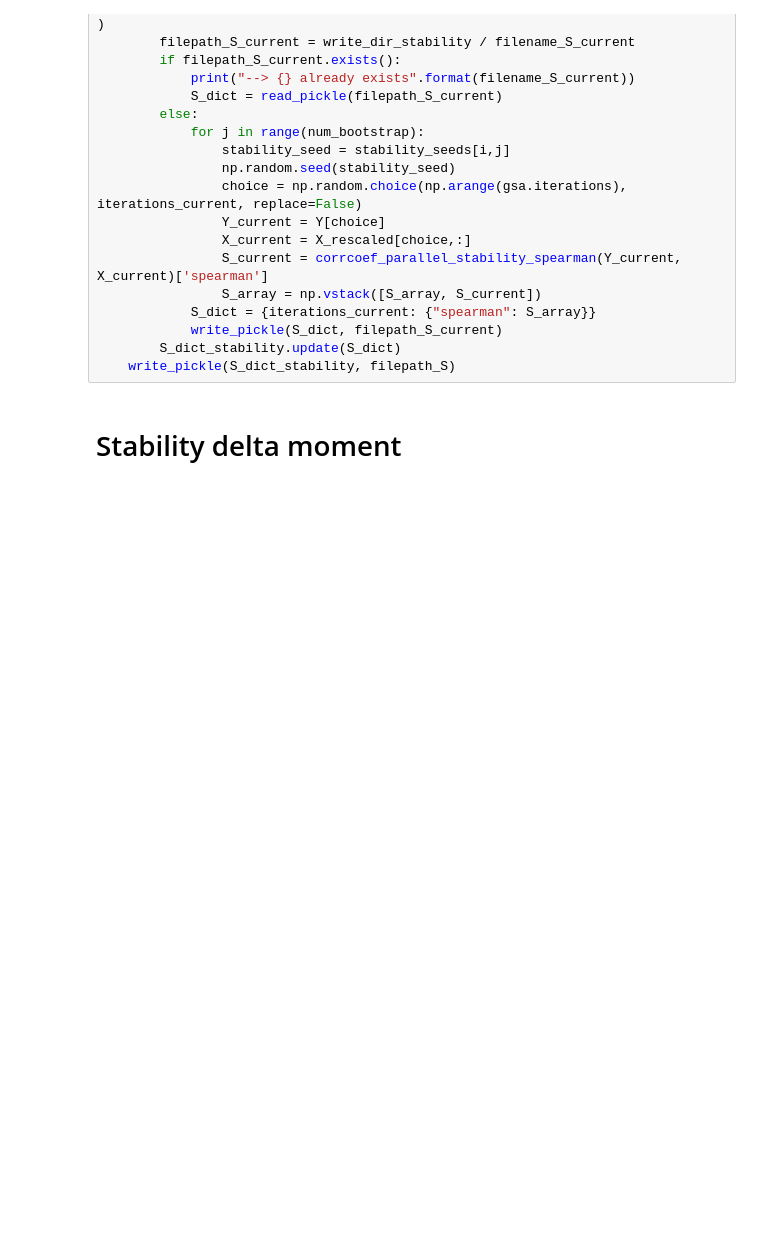
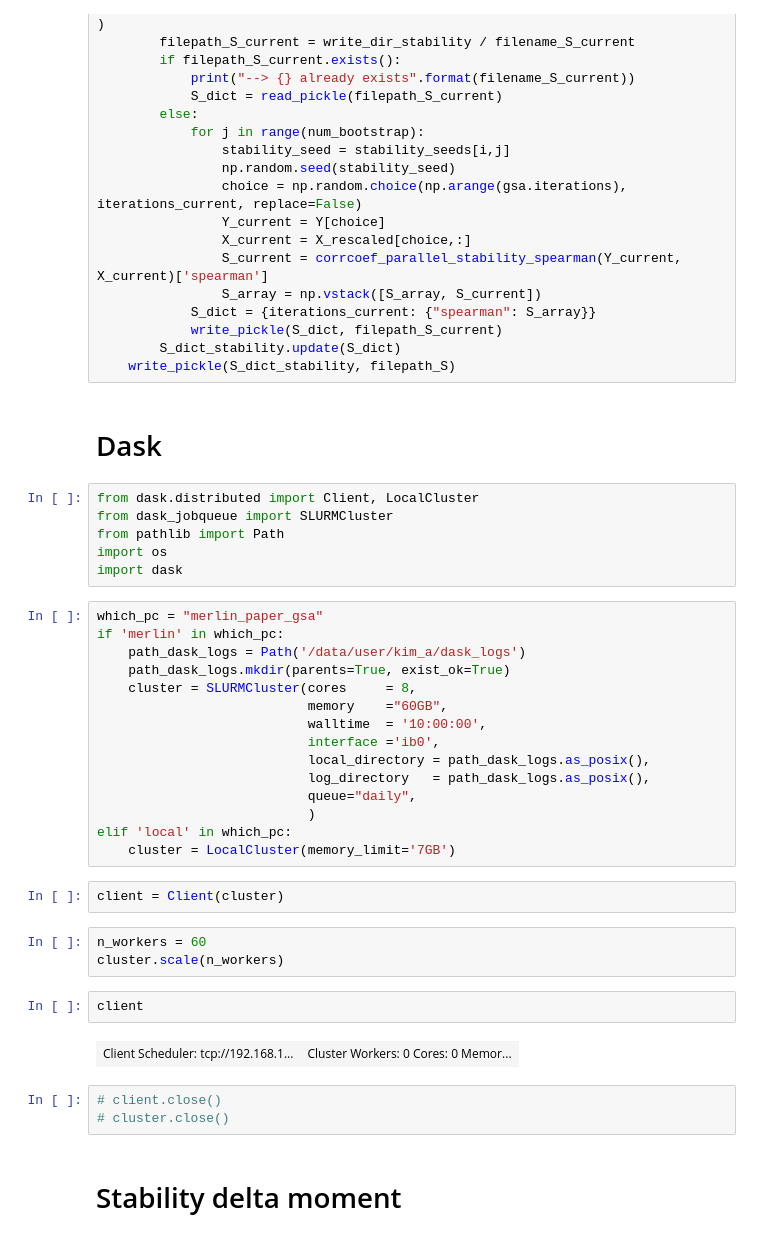
Before and after one commit to aleksandra-kim/gsa_framework, a Jupyter notebook: dev/run_morris4.ipynb, the cells around one changed output. Saved outputs shown, nothing was run; the diff lists cells and outputs as text; blank space fills up the shorter version.

Commit message:
sync from merlin

```diff
--- a/dev/run_morris4.ipynb
+++ b/dev/run_morris4.ipynb
@@ -317,5 +317,40 @@ else:
             write_pickle(S_dict, filepath_S_current)
         S_dict_stability.update(S_dict)
     write_pickle(S_dict_stability, filepath_S)
+# %% [markdown]
+# Dask
+# %%
+from dask.distributed import Client, LocalCluster
+from dask_jobqueue import SLURMCluster
+from pathlib import Path
+import os
+import dask
+# %%
+which_pc = "merlin_paper_gsa"
+if 'merlin' in which_pc:
+    path_dask_logs = Path('/data/user/kim_a/dask_logs')
+    path_dask_logs.mkdir(parents=True, exist_ok=True)
+    cluster = SLURMCluster(cores     = 8,
+                           memory    ="60GB",
+                           walltime  = '10:00:00',
+                           interface ='ib0',
+                           local_directory = path_dask_logs.as_posix(),
+                           log_directory   = path_dask_logs.as_posix(),
+                           queue="daily",
+                           )
+elif 'local' in which_pc:
+    cluster = LocalCluster(memory_limit='7GB')
+# %%
+client = Client(cluster)
+# %%
+n_workers = 60
+cluster.scale(n_workers)
+# %%
+client
+# %% [output]
+| Client Scheduler: tcp://192.168.1... | Cluster Workers: 0 Cores: 0 Memor... |
+# %%
+# client.close()
+# cluster.close()
 # %% [markdown]
 # Stability delta moment
```
Also changed, not shown: parts of 13 cells of this notebook, 7 other files.
